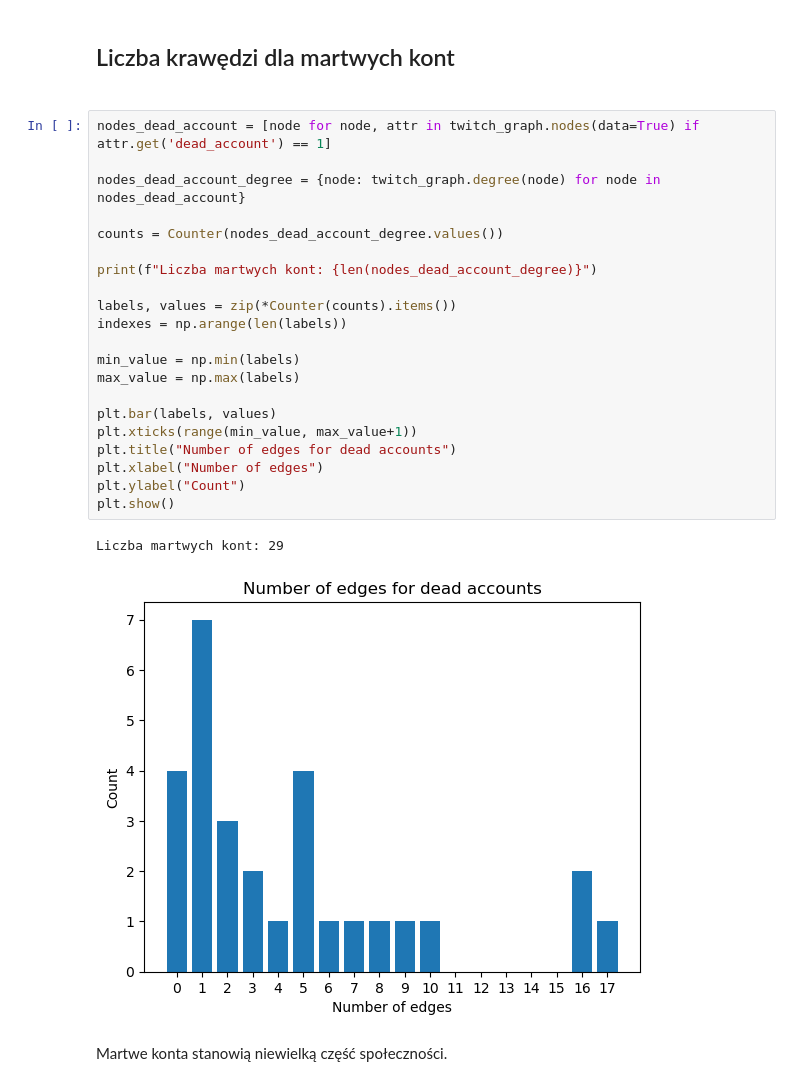
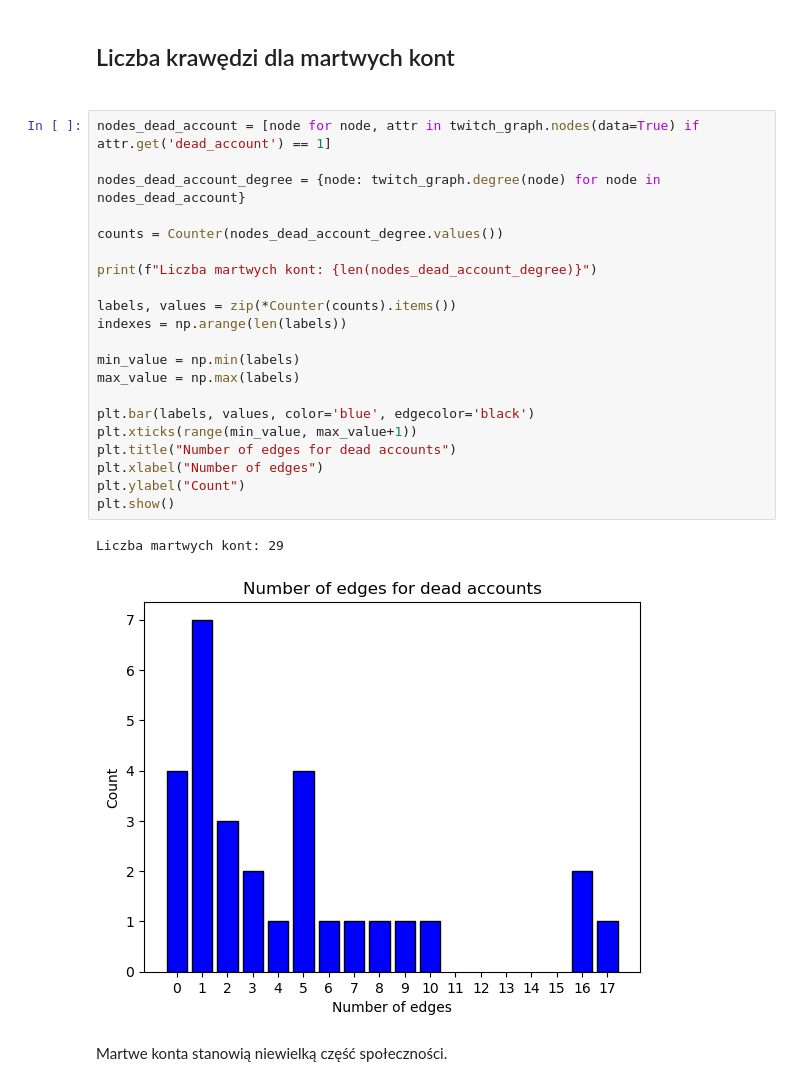
Before and after one commit to Yorlock/AIESS, a Jupyter notebook: Twitch-graph analysis.ipynb, the cells around one changed output. Drawn from its saved outputs; the diff is of its cells as text.

```diff
--- a/Twitch-graph analysis.ipynb
+++ b/Twitch-graph analysis.ipynb
@@ -176,26 +180,26 @@ plt.show()
 # %%
 nodes_dead_account = [node for node, attr in twitch_graph.nodes(data=True) if attr.get('dead_account') == 1]
 
 nodes_dead_account_degree = {node: twitch_graph.degree(node) for node in nodes_dead_account}
 
 counts = Counter(nodes_dead_account_degree.values())
 
 print(f"Liczba martwych kont: {len(nodes_dead_account_degree)}")
 
 labels, values = zip(*Counter(counts).items())
 indexes = np.arange(len(labels))
 
 min_value = np.min(labels)
 max_value = np.max(labels)
 
-plt.bar(labels, values)
+plt.bar(labels, values, color='blue', edgecolor='black')
 plt.xticks(range(min_value, max_value+1))
 plt.title("Number of edges for dead accounts")
 plt.xlabel("Number of edges")
 plt.ylabel("Count")
 plt.show()
 # %% [output]
 Liczba martwych kont: 29
-[figure, old version]
+[figure, new version]
 # %% [markdown]
 Martwe konta stanowią niewielką część społeczności.
```
Also changed, not shown: parts of 4 cells of this notebook.
